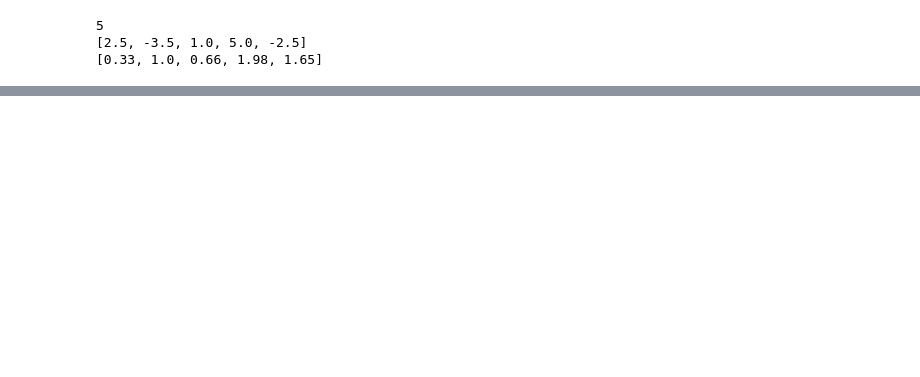
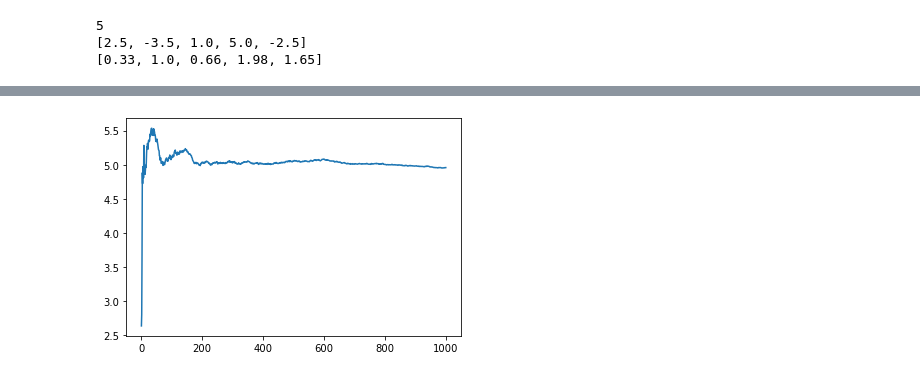
Before and after one commit to hritikb/Reinforcement-Learning-Algorithms, a Jupyter notebook: Assignment 1/Untitled.ipynb, the cells around one changed output, grey strips where cells are left out. Drawn from its saved outputs; the diff is of its cells as text; code cells hidden in the pictures; blank space fills up the shorter version.

```diff
--- a/Assignment 1/Untitled.ipynb
+++ b/Assignment 1/Untitled.ipynb
@@ -22,0 +180,5 @@ print(expec)
+# %%
+plt.plot(x, Y[1])
+plt.show()
+# %% [output]
+[figure, added]
```
Also changed, not shown: parts of 27 cells of this notebook.
